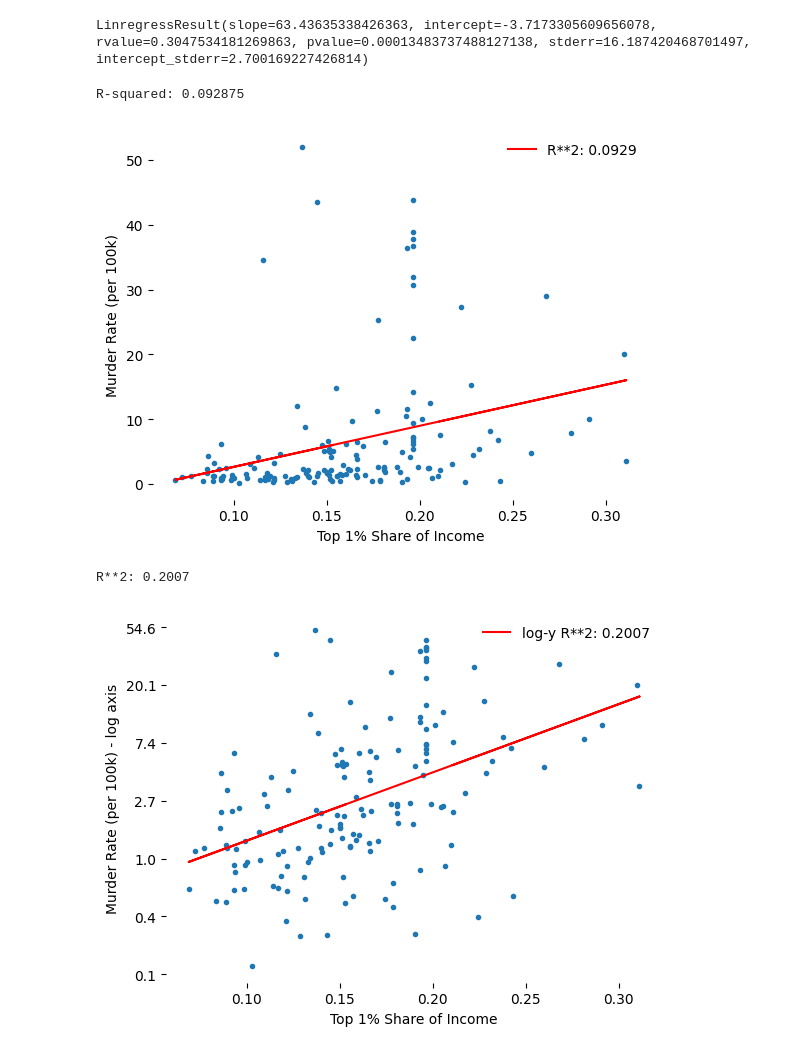
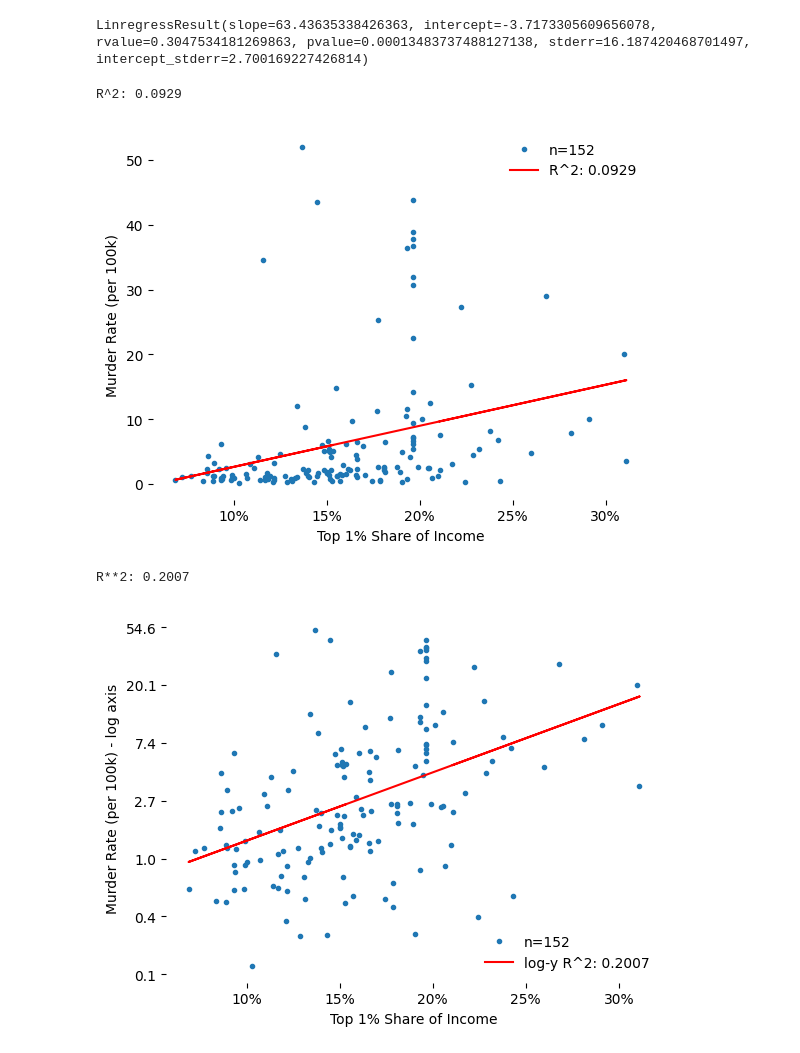
Before and after one commit to aodin/income_inequality_v_murder_rate, a Jupyter notebook: income_inequality_v_murder_rate.ipynb, the cells around one changed output. Cells and saved outputs as stored; diff of their text form; code cells hidden in the pictures.

```diff
--- a/income_inequality_v_murder_rate.ipynb
+++ b/income_inequality_v_murder_rate.ipynb
@@ -85,9 +85,9 @@ inequality
 # %%
 latest_inequality = inequality.ffill().T[2021]
 # %%
-latest_murders = murders.set_index("cca2")["latestRate"].rename()
+latest_murders = murders.set_index("cca2")["latestRate"]
 # %%
-i = latest_inequality.to_frame(name="Top 1% Share of Income")
+i_frame = latest_inequality.to_frame(name="Top 1% Share of Income")
 # %%
-m = latest_murders.to_frame(name="Murder Rate (per 100k)")
+m_frame = latest_murders.to_frame(name="Murder Rate (per 100k)")
 # %%
@@ -95,7 +95,7 @@ len(set(i.index) & set(m.index))
 # %% [output]
 152
 # %%
-combined = pd.concat([i, m], axis=1).dropna()
+combined = pd.concat([i_frame, m_frame], axis=1).dropna()
 # %%
 len(combined)
 # %% [output]
@@ -123,23 +123,27 @@ res
 # %% [output]
 LinregressResult(slope=63.43635338426363, intercept=-3.7173305609656078, rvalue=0.3047534181269863, pvalue=0.00013483737488127138, stderr=16.187420468701497, intercept_stderr=2.700169227426814)
 # %%
-print(f"R**2: {res.rvalue**2:.4f}")
+print(f"R^2: {res.rvalue**2:.4f}")
 # %% [output]
-R-squared: 0.092875
+R^2: 0.0929
 # %%
-plt.plot(combined["Top 1% Share of Income"], combined["Murder Rate (per 100k)"], '.')
-plt.plot(combined["Top 1% Share of Income"], res.intercept + res.slope*combined["Top 1% Share of Income"], 'r', label=f"R**2: {res.rvalue**2:.4f}")
+from matplotlib import ticker
+x = combined["Top 1% Share of Income"]
+y = combined["Murder Rate (per 100k)"]
+plt.plot(x, y, '.', label=f"n={len(combined)}")
+plt.plot(x, res.intercept + res.slope * x, 'r', label=f"R^2: {res.rvalue**2:.4f}")
 plt.legend(frameon=False)
 ax = plt.gca()
 ax.spines['top'].set_visible(False)
 ax.spines['right'].set_visible(False)
 ax.spines['bottom'].set_visible(False)
 ax.spines['left'].set_visible(False)
+ax.xaxis.set_major_formatter(ticker.FuncFormatter(lambda x, pos: f"{x:.0%}"))
 plt.xlabel("Top 1% Share of Income")
 plt.ylabel("Murder Rate (per 100k)")
 plt.show()
 # %% [output]
-[figure, old version]
+[figure, new version]
 # %%
 # Re-produce logged r**2
 import numpy as np
@@ -149,19 +153,21 @@ print(f"R**2: {logged_res.rvalue**2:.4f}")
 # %% [output]
 R**2: 0.2007
 # %%
-from matplotlib import ticker
+x = combined["Top 1% Share of Income"]
+y = combined["Murder Rate (per 100k)"]
 
-plt.plot(combined["Top 1% Share of Income"], np.log(combined["Murder Rate (per 100k)"]), '.')
-plt.plot(combined["Top 1% Share of Income"], logged_res.intercept + logged_res.slope*combined["Top 1% Share of Income"], 'r', label=f"log-y R**2: {logged_res.rvalue**2:.4f}")
+plt.plot(x, np.log(y), '.', label=f"n={len(combined)}")
+plt.plot(x, logged_res.intercept + logged_res.slope * x, 'r', label=f"log-y R^2: {logged_res.rvalue**2:.4f}")
 plt.legend(frameon=False)
 ax = plt.gca()
 ax.spines['top'].set_visible(False)
 ax.spines['right'].set_visible(False)
 ax.spines['bottom'].set_visible(False)
 ax.spines['left'].set_visible(False)
+ax.xaxis.set_major_formatter(ticker.FuncFormatter(lambda x, pos: f"{x:.0%}"))
 ax.yaxis.set_major_formatter(ticker.FuncFormatter(lambda x, pos: f"{np.e**x:.1f}"))
 plt.xlabel("Top 1% Share of Income")
 plt.ylabel("Murder Rate (per 100k) - log axis")
 plt.show()
 # %% [output]
-[figure, old version]
+[figure, new version]
```
Also changed, not shown: parts of 3 cells of this notebook, 3 other files.
